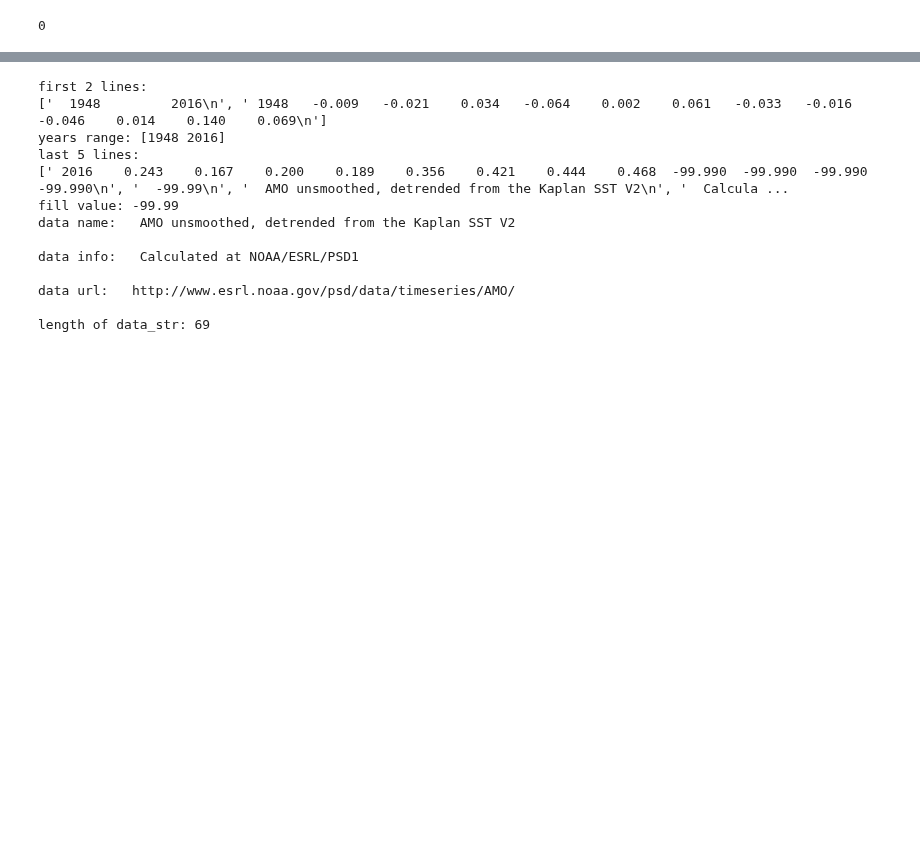
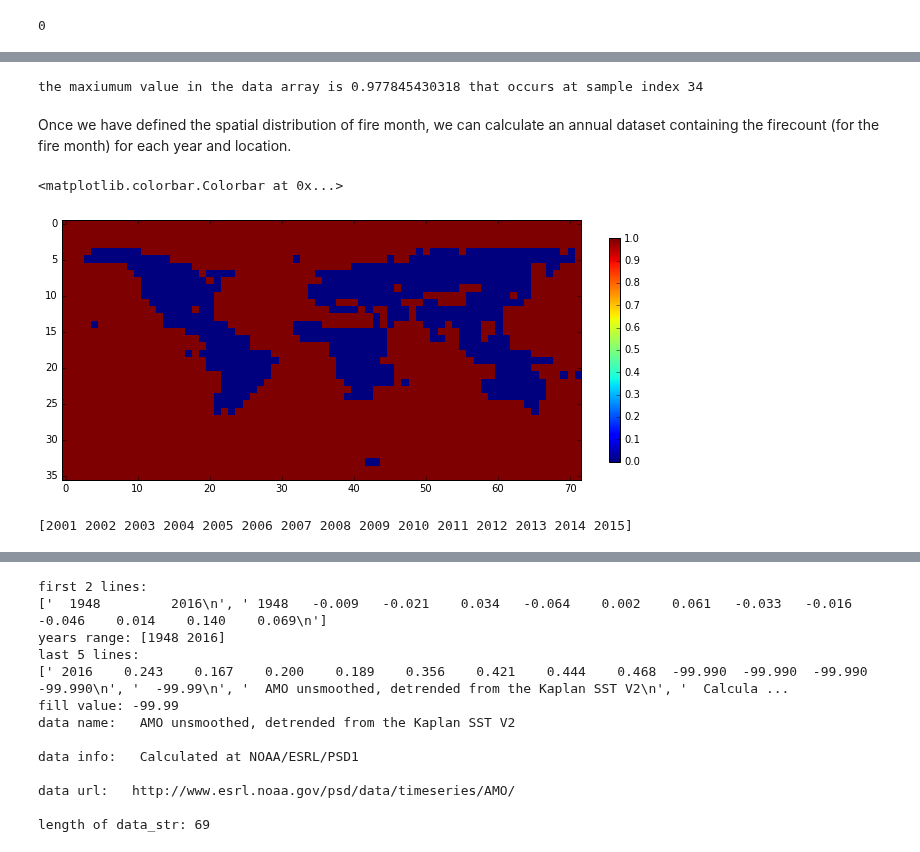
Before and after one commit to profLewis/geogg122, a Jupyter notebook: Chapter7_ENSO/ENSO.ipynb, the cells around one changed output, grey strips where cells are left out. Drawn from its saved outputs; the diff is of its cells as text; code cells hidden in the pictures; blank space fills up the shorter version.

```diff
--- a/Chapter7_ENSO/ENSO.ipynb
+++ b/Chapter7_ENSO/ENSO.ipynb
@@ -192,0 +266,31 @@ os.system(cmd)
+# %%
+data = np.random.rand(100)
+amax = np.argmax(data)
+
+print 'the maxiumum value in the data array is',data[amax],'that occurs at sample index',amax
+# %% [output]
+the maxiumum value in the data array is 0.977845430318 that occurs at sample index 34
+# %% [markdown]
+Once we have defined the spatial distribution of fire month, we can calculate an annual dataset containing the firecount (for the fire month) for each year and location.
+# %%
+plt.figure(figsize=(10,5))
+plt.imshow(fdata.mask[0],interpolation='nearest')
+plt.colorbar(fraction=0.02)
+# %% [output]
+<matplotlib.colorbar.Colorbar at 0x...>
+[figure, added]
+# %%
+# find complete years
+
+# the list of years
+good_year = []
+
+for y in np.unique(fyear):
+    if (fyear == y).sum() == 12:
+        # then we have a full year
+        good_year.append(y)
+
+good_year = np.array(good_year)
+print good_year
+# %% [output]
+[2001 2002 2003 2004 2005 2006 2007 2008 2009 2010 2011 2012 2013 2014 2015]
```
Also changed, not shown: parts of 52 cells of this notebook, 2 other files.
